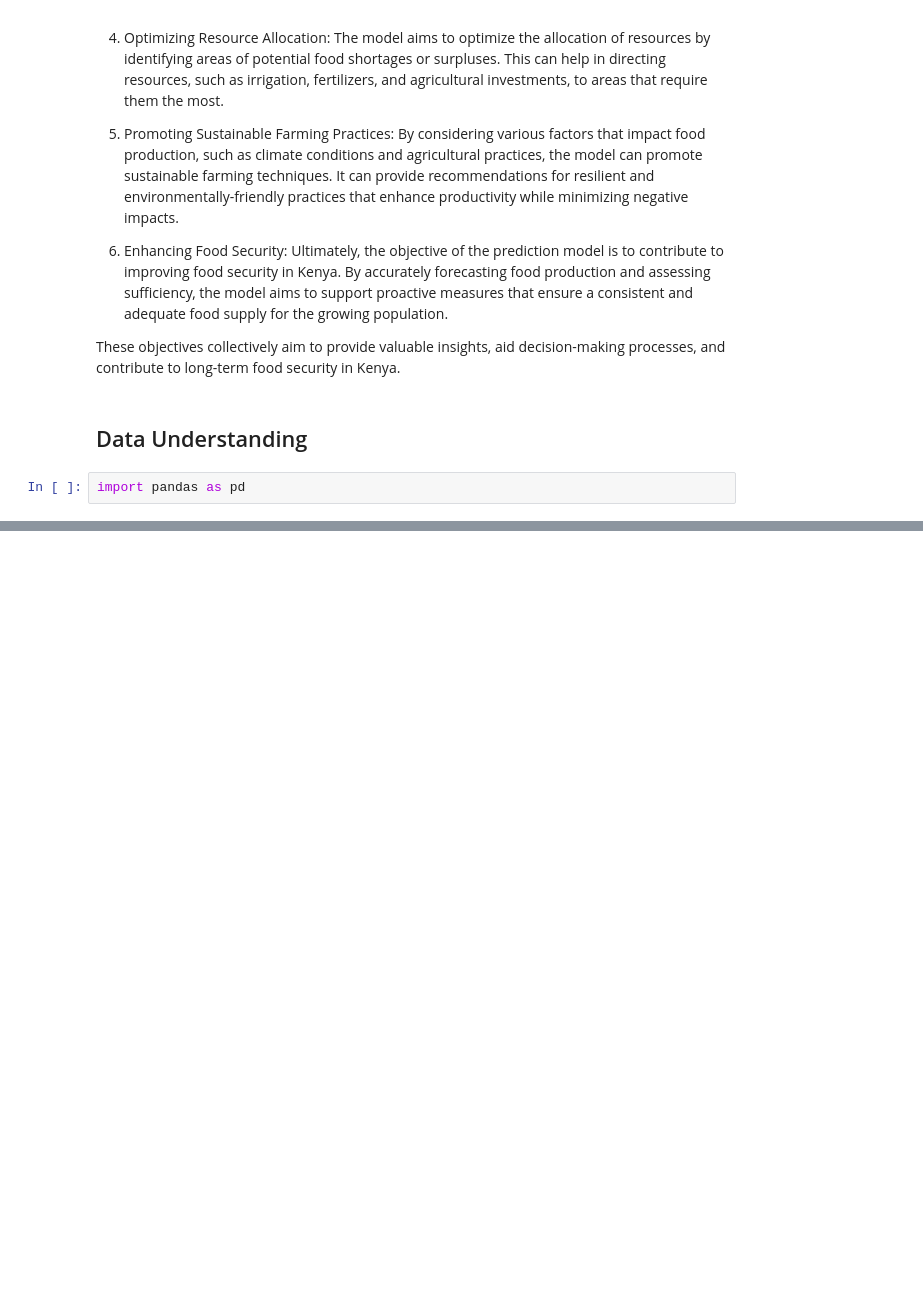
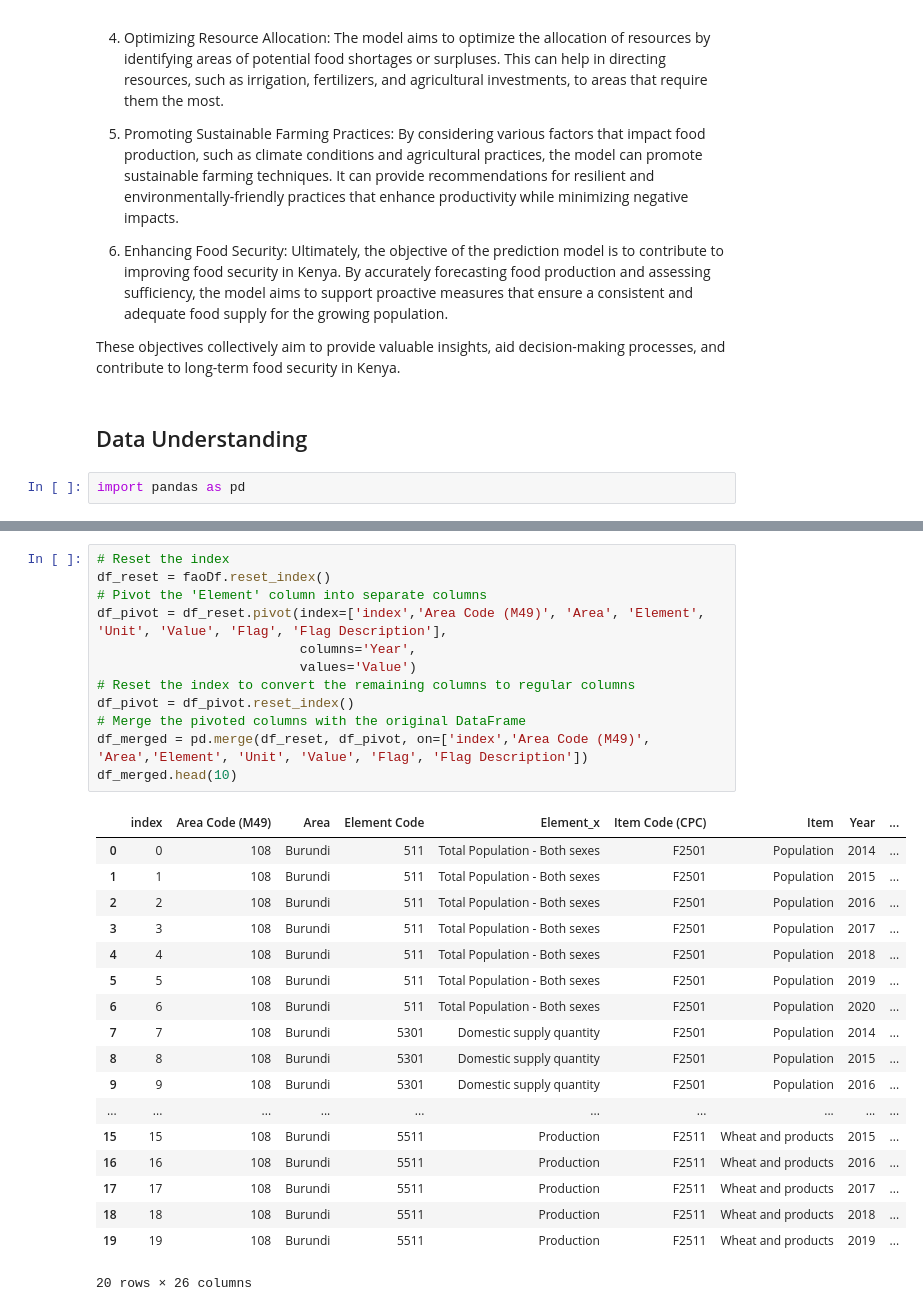
Before and after one commit to Muramati/FAOStat-Dataset-Time-Series, a Jupyter notebook: faostat.ipynb, the cells around one changed output, grey strips where cells are left out. Saved outputs shown, nothing was run; the diff lists cells and outputs as text; blank space fills up the shorter version.

```diff
--- a/faostat.ipynb
+++ b/faostat.ipynb
@@ -84,0 +84,31 @@ memory usage: 979.7+ KB
+# %%
+# Reset the index
+df_reset = faoDf.reset_index()
+# Pivot the 'Element' column into separate columns
+df_pivot = df_reset.pivot(index=['index','Area Code (M49)', 'Area', 'Element', 'Unit', 'Value', 'Flag', 'Flag Description'],
+                          columns='Year',
+                          values='Value')
+# Reset the index to convert the remaining columns to regular columns
+df_pivot = df_pivot.reset_index()
+# Merge the pivoted columns with the original DataFrame
+df_merged = pd.merge(df_reset, df_pivot, on=['index','Area Code (M49)', 'Area','Element', 'Unit', 'Value', 'Flag', 'Flag Description'])
+df_merged.head(10)
+# %% [output]
+|  | index | Area Code (M49) | Area | Element Code | Element_x | Item Code (CPC) | Item | Year | ... |
+| 0 | 0 | 108 | Burundi | 511 | Total Population - Both sexes | F2501 | Population | 2014 | ... |
+| 1 | 1 | 108 | Burundi | 511 | Total Population - Both sexes | F2501 | Population | 2015 | ... |
+| 2 | 2 | 108 | Burundi | 511 | Total Population - Both sexes | F2501 | Population | 2016 | ... |
+| 3 | 3 | 108 | Burundi | 511 | Total Population - Both sexes | F2501 | Population | 2017 | ... |
+| 4 | 4 | 108 | Burundi | 511 | Total Population - Both sexes | F2501 | Population | 2018 | ... |
+| 5 | 5 | 108 | Burundi | 511 | Total Population - Both sexes | F2501 | Population | 2019 | ... |
+| 6 | 6 | 108 | Burundi | 511 | Total Population - Both sexes | F2501 | Population | 2020 | ... |
+| 7 | 7 | 108 | Burundi | 5301 | Domestic supply quantity | F2501 | Population | 2014 | ... |
+| 8 | 8 | 108 | Burundi | 5301 | Domestic supply quantity | F2501 | Population | 2015 | ... |
+| 9 | 9 | 108 | Burundi | 5301 | Domestic supply quantity | F2501 | Population | 2016 | ... |
+| ... | ... | ... | ... | ... | ... | ... | ... | ... | ... |
+| 15 | 15 | 108 | Burundi | 5511 | Production | F2511 | Wheat and products | 2015 | ... |
+| 16 | 16 | 108 | Burundi | 5511 | Production | F2511 | Wheat and products | 2016 | ... |
+| 17 | 17 | 108 | Burundi | 5511 | Production | F2511 | Wheat and products | 2017 | ... |
+| 18 | 18 | 108 | Burundi | 5511 | Production | F2511 | Wheat and products | 2018 | ... |
+| 19 | 19 | 108 | Burundi | 5511 | Production | F2511 | Wheat and products | 2019 | ... |
+20 rows × 26 columns
```
Also changed, not shown: parts of 5 cells of this notebook, 2 other files.
